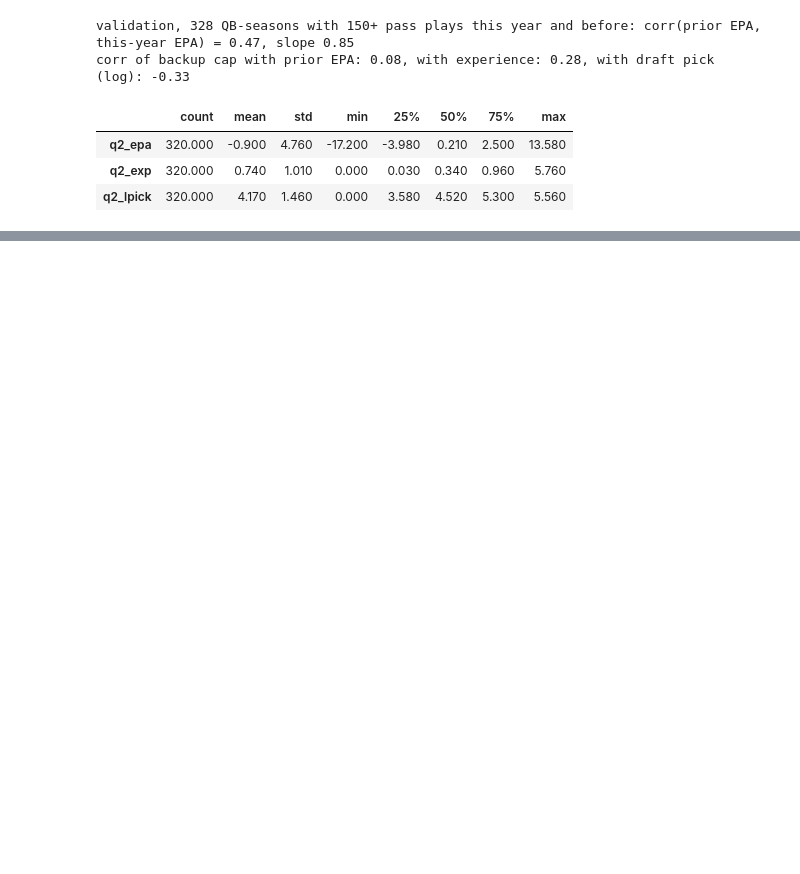
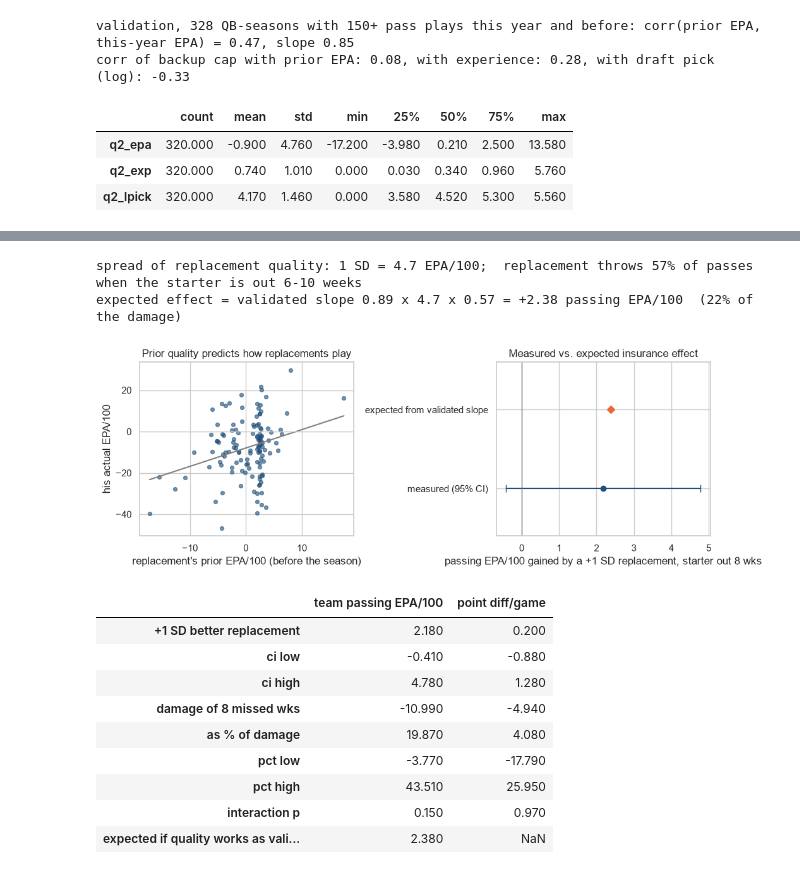
Before and after one commit to noahfighter883/nfl-position-value, a Jupyter notebook: analysis.ipynb, the cells around one changed output, grey strips where cells are left out. Saved outputs shown, nothing was run; the diff lists cells and outputs as text; code cells hidden in the pictures; blank space fills up the shorter version.

Commit message:
Analyze the actual replacement QB: measured insurance effect vs mechanical expectation
Co-Authored-By: Claude Sonnet 5.5 <noreply@anthropic.com>

```diff
--- a/analysis.ipynb
+++ b/analysis.ipynb
@@ -657,7 +657,7 @@ rows = []
 for (season, team), g in q.sort_values("cap_m", ascending=False).groupby(["season", "team"]):
     a, b = g.iloc[0], (g.iloc[1] if len(g) > 1 else None)
     rows.append({"season": season, "team": team, "qb1_cap": a.cap_m, "missed": a.weeks_ir + a.weeks_ina, "qb1_snap_share": a.off_share,
-                 "qb2_cap": 0.0 if b is None else b.cap_m, "qb2_gsis": None if b is None else b.gsis_id, "qb2_name": None if b is None else b.player,
+                 "qb2_cap": 0.0 if b is None else b.cap_m, "qb1_gsis": a.gsis_id, "qb2_gsis": None if b is None else b.gsis_id, "qb2_name": None if b is None else b.player,
                  "qb2_pick": 260 if (b is None or pd.isna(b.draft_overall)) else b.draft_overall})
 ins = pd.DataFrame(rows).merge(ts[["season", "team", "pt_diff_pg", "off", "off_pass"]], on=["season", "team"])
 ins["backup_ge5"] = (ins.qb2_cap >= 5).astype(int)
@@ -846,3 +910,49 @@ draft pedigree (log pick; lower = better)  0.017 0.971
+# %%
+# measured effect of a better ACTUAL replacement vs. what the validated slope predicts it should be
+# outcome: team passing offense EPA per 100 pass plays (same units as the validation slope), plus point differential
+ins = ins.merge(ts[["season", "team", "off_pass_epa_play"]].assign(off_pass100=lambda x: x.off_pass_epa_play * 100).drop(columns="off_pass_epa_play"), on=["season", "team"])
+sd = ins.rep_prior.std()
+band = ins[(ins.missed >= 6) & (ins.missed <= 10)]
+exposure = band.rep_share.mean()
+def effect_8wk(y):
+    m = fit(f"{y} ~ missed * rep_prior + qb1_cap", ins)
+    w = pd.Series(0.0, index=m.params.index); w["rep_prior"] = sd; w["missed:rep_prior"] = 8 * sd     # +1 SD better replacement, starter out 8 weeks
+    est, se = (w * m.params).sum(), np.sqrt(w.values @ m.cov_params().values @ w.values)
+    return est, est - 1.96 * se, est + 1.96 * se, 8 * m.params["missed"], m.pvalues["missed:rep_prior"]
+res = {}
+for y, lab in [("off_pass100", "team passing EPA/100"), ("pt_diff_pg", "point diff/game")]:
+    est, lo, hi, dmg, p = effect_8wk(y); res[lab] = {"+1 SD better replacement": est, "ci low": lo, "ci high": hi, "damage of 8 missed wks": dmg,
+                                                    "as % of damage": 100 * est / -dmg, "pct low": 100 * lo / -dmg, "pct high": 100 * hi / -dmg, "interaction p": p}
+expected = slope * sd * exposure
+res["team passing EPA/100"]["expected if quality works as validated"] = expected
+print(f"spread of replacement quality: 1 SD = {sd:.1f} EPA/100;  replacement throws {exposure:.0%} of passes when the starter is out 6-10 weeks")
+print(f"expected effect = validated slope {slope:.2f} x {sd:.1f} x {exposure:.2f} = {expected:+.2f} passing EPA/100  "
+      f"({100 * expected / -res['team passing EPA/100']['damage of 8 missed wks']:.0f}% of the damage)")
+fig, axes = plt.subplots(1, 2, figsize=(10, 3.8))
+axes[0].scatter(v.rep_prior, v.rep_epa, s=18, alpha=.6, color="#1f4e79"); xs = np.array([v.rep_prior.min(), v.rep_prior.max()])
+axes[0].plot(xs, np.polyval(np.polyfit(v.rep_prior, v.rep_epa, 1), xs), color="grey"); axes[0].axhline(0, color="lightgrey", lw=1)
+axes[0].set(xlabel="replacement's prior EPA/100 (before the season)", ylabel="his actual EPA/100", title="Prior quality predicts how replacements play")
+r = res["team passing EPA/100"]
+axes[1].errorbar([r["+1 SD better replacement"]], [0], xerr=[[r["+1 SD better replacement"] - r["ci low"]], [r["ci high"] - r["+1 SD better replacement"]]], fmt="o", color="#1f4e79", capsize=4)
+axes[1].plot([expected], [1], "D", color="#eb6834"); axes[1].axvline(0, color="grey", lw=1)
+axes[1].set_yticks([0, 1]); axes[1].set_yticklabels(["measured (95% CI)", "expected from validated slope"]); axes[1].set_ylim(-.6, 1.6)
+axes[1].set(xlabel="passing EPA/100 gained by a +1 SD replacement, starter out 8 wks", title="Measured vs. expected insurance effect")
+plt.tight_layout(); plt.show()
+pd.DataFrame(res).round(2)
+# %% [output]
+spread of replacement quality: 1 SD = 4.7 EPA/100;  replacement throws 57% of passes when the starter is out 6-10 weeks
+expected effect = validated slope 0.89 x 4.7 x 0.57 = +2.38 passing EPA/100  (22% of the damage)
+[figure, added]
+|  | team passing EPA/100 | point diff/game |
+| +1 SD better replacement | 2.180 | 0.200 |
+| ci low | -0.410 | -0.880 |
+| ci high | 4.780 | 1.280 |
+| damage of 8 missed wks | -10.990 | -4.940 |
+| as % of damage | 19.870 | 4.080 |
+| pct low | -3.770 | -17.790 |
+| pct high | 43.510 | 25.950 |
+| interaction p | 0.150 | 0.970 |
+| expected if quality works as vali... | 2.380 | NaN |
 # %% [markdown]
 ## 12. Caveats & next steps
 
```
Also changed, not shown: parts of 4 cells of this notebook, 4 other files.
